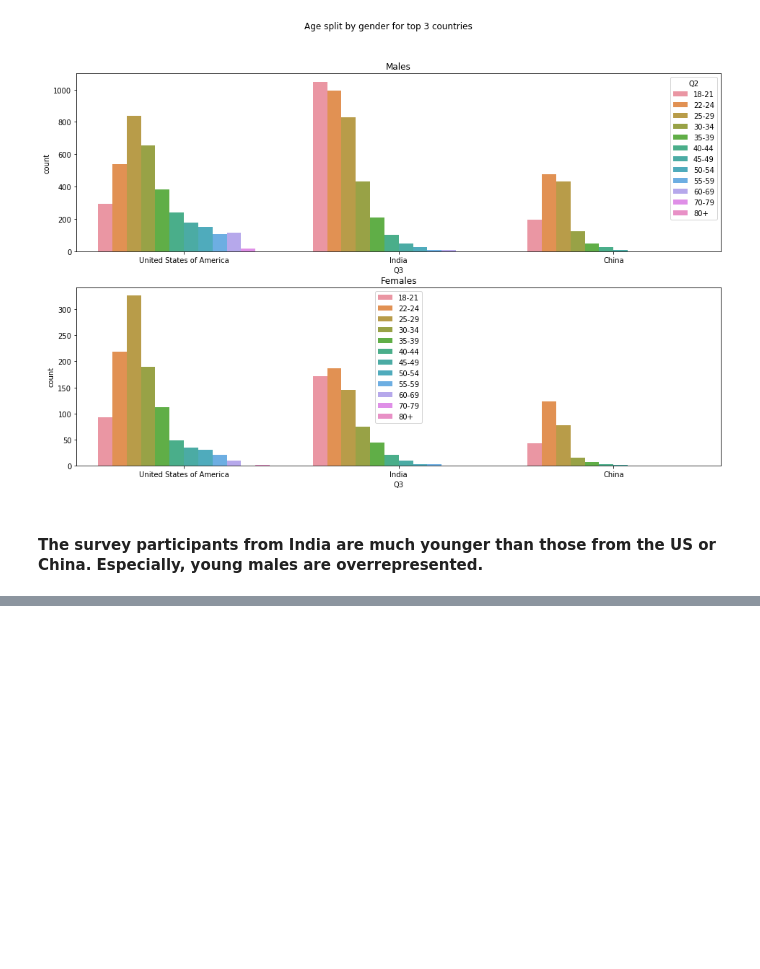
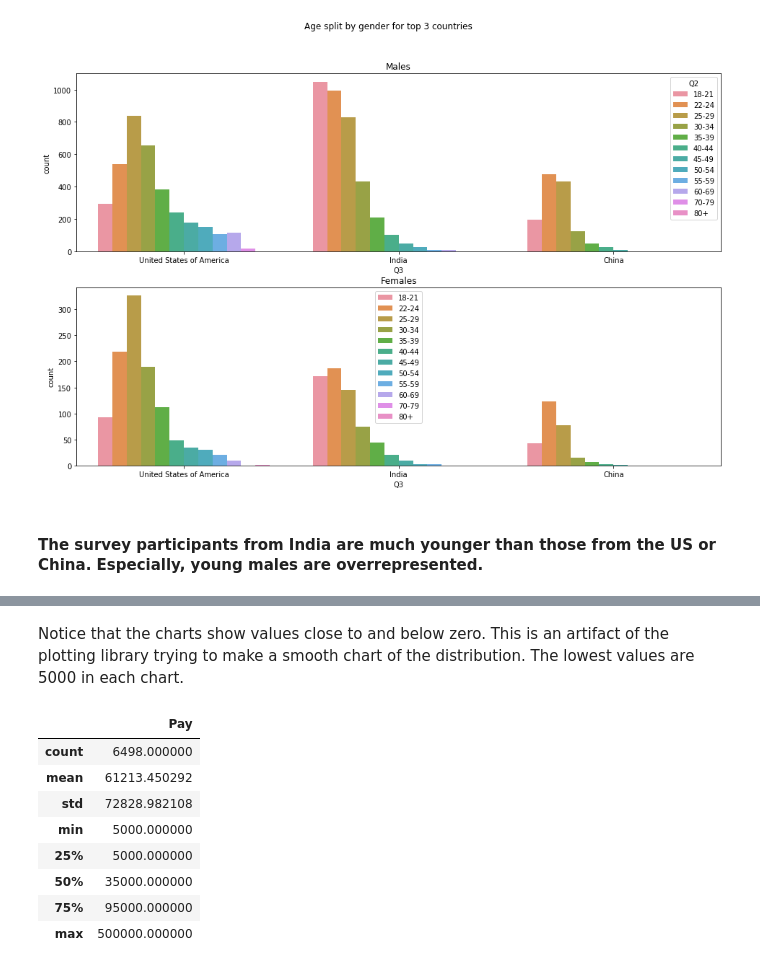
Before and after one commit to Lindstaedt/Kaggle-2018-Survey-Analysis, a Jupyter notebook: analysis.ipynb, the cells around one changed output, grey strips where cells are left out. Saved outputs shown, nothing was run; the diff lists cells and outputs as text; code cells hidden in the pictures; blank space fills up the shorter version.

```diff
--- a/analysis.ipynb
+++ b/analysis.ipynb
@@ -182,0 +244,15 @@ plt.show()
+# %% [markdown]
+Notice that the charts show values close to and below zero. This is an artifact of the plotting library trying to make a smooth chart of the distribution. The lowest values are 5000 in each chart.
+# %%
+df_top3_countries.loc[((df_top3_countries.Q1 == 'Female') | (df_top3_countries.Q1 == 'Male'))
+                                         & (df_top3_countries.Pay.notnull())][['Pay']].describe()
+# %% [output]
+|  | Pay |
+| count | 6498.000000 |
+| mean | 61213.450292 |
+| std | 72828.982108 |
+| min | 5000.000000 |
+| 25% | 5000.000000 |
+| 50% | 35000.000000 |
+| 75% | 95000.000000 |
+| max | 500000.000000 |
```
Also changed, not shown: parts of 4 cells of this notebook, 1 other file.
